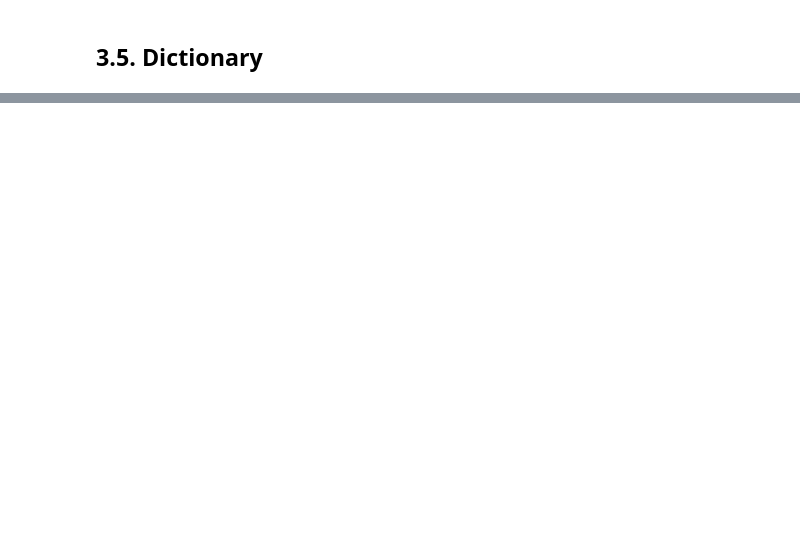
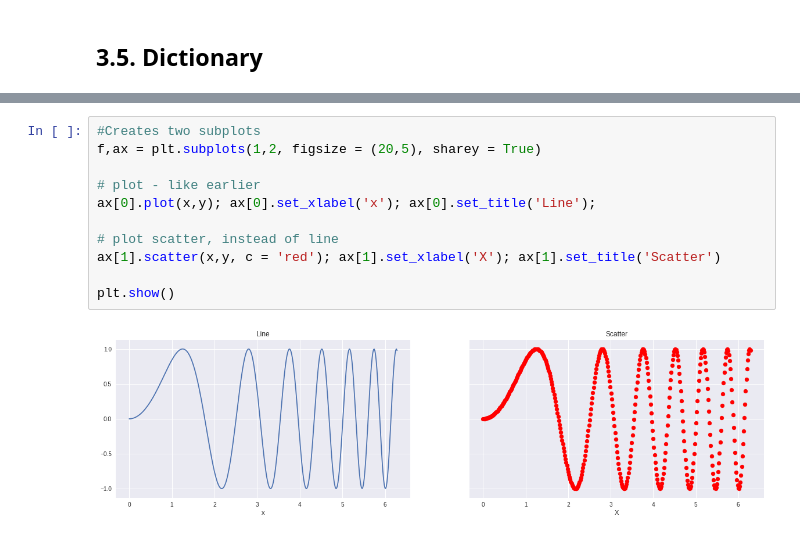
Before and after one commit to ghoshal7/python_basics, a Jupyter notebook: INFORMS - Introduction_to_Python.ipynb, the cells around one changed output, grey strips where cells are left out. Drawn from its saved outputs; the diff is of its cells as text; blank space fills up the shorter version.

```diff
--- a/INFORMS - Introduction_to_Python.ipynb
+++ b/INFORMS - Introduction_to_Python.ipynb
@@ -318,0 +720,13 @@ print(num)
+# %%
+#Creates two subplots
+f,ax = plt.subplots(1,2, figsize = (20,5), sharey = True)
+
+# plot - like earlier
+ax[0].plot(x,y); ax[0].set_xlabel('x'); ax[0].set_title('Line');
+
+# plot scatter, instead of line
+ax[1].scatter(x,y, c = 'red'); ax[1].set_xlabel('X'); ax[1].set_title('Scatter')
+
+plt.show()
+# %% [output]
+[figure, added]
```
Also changed, not shown: parts of 83 cells of this notebook.
